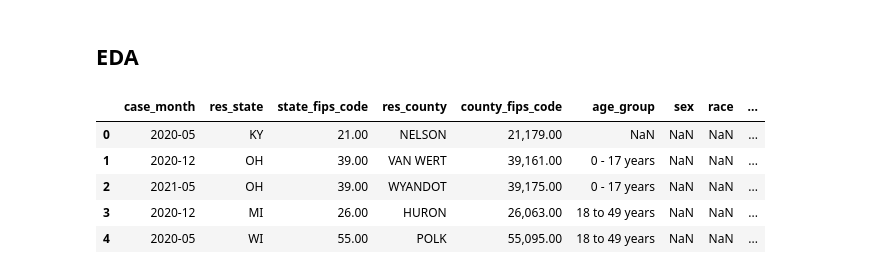
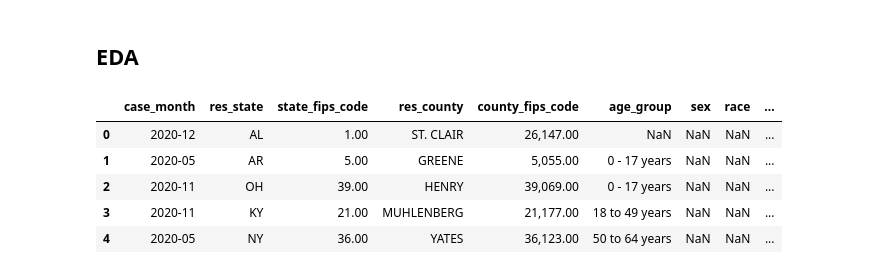
Before and after one commit to msuchismita/Graph-Analysis-COVID-19, a Jupyter notebook: scripts/capA-eda.ipynb, the cells around one changed output. Saved outputs shown, nothing was run; the diff lists cells and outputs as text; code cells hidden in the pictures.

```diff
--- a/scripts/capA-eda.ipynb
+++ b/scripts/capA-eda.ipynb
@@ -18,15 +25,15 @@ display(HTML("<style>.container { width:95% !important; }</style>"))
 # %% [markdown]
 ## EDA
 # %%
-df = pd.read_csv("COVID-19_Case_Surveillance_Public_Use_Data_with_Geography.csv")
+df = pd.read_csv("COVID-19_Case_Surveillance_Public_Use_Data_with_Geography-0731.csv")
 df.head()
 # %% [output]
 |  | case_month | res_state | state_fips_code | res_county | county_fips_code | age_group | sex | race | ... |
-| 0 | 2020-05 | KY | 21.00 | NELSON | 21,179.00 | NaN | NaN | NaN | ... |
-| 1 | 2020-12 | OH | 39.00 | VAN WERT | 39,161.00 | 0 - 17 years | NaN | NaN | ... |
-| 2 | 2021-05 | OH | 39.00 | WYANDOT | 39,175.00 | 0 - 17 years | NaN | NaN | ... |
-| 3 | 2020-12 | MI | 26.00 | HURON | 26,063.00 | 18 to 49 years | NaN | NaN | ... |
-| 4 | 2020-05 | WI | 55.00 | POLK | 55,095.00 | 18 to 49 years | NaN | NaN | ... |
+| 0 | 2020-12 | AL | 1.00 | ST. CLAIR | 26,147.00 | NaN | NaN | NaN | ... |
+| 1 | 2020-05 | AR | 5.00 | GREENE | 5,055.00 | 0 - 17 years | NaN | NaN | ... |
+| 2 | 2020-11 | OH | 39.00 | HENRY | 39,069.00 | 0 - 17 years | NaN | NaN | ... |
+| 3 | 2020-11 | KY | 21.00 | MUHLENBERG | 21,177.00 | 18 to 49 years | NaN | NaN | ... |
+| 4 | 2020-05 | NY | 36.00 | YATES | 36,123.00 | 50 to 64 years | NaN | NaN | ... |
 # %%
 #df.tail()
 # %%
```
Also changed, not shown: parts of 87 cells of this notebook.
